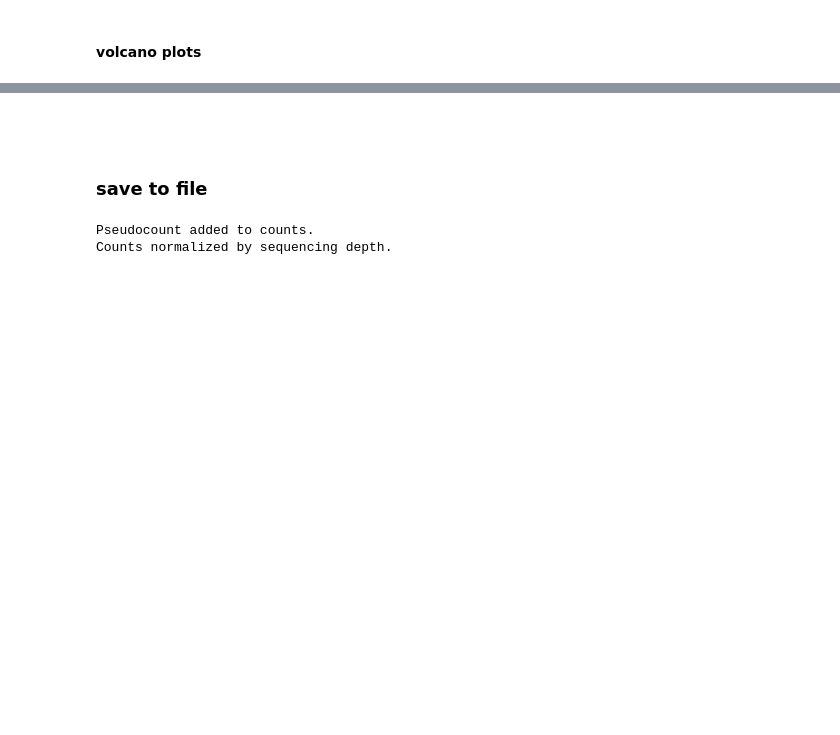
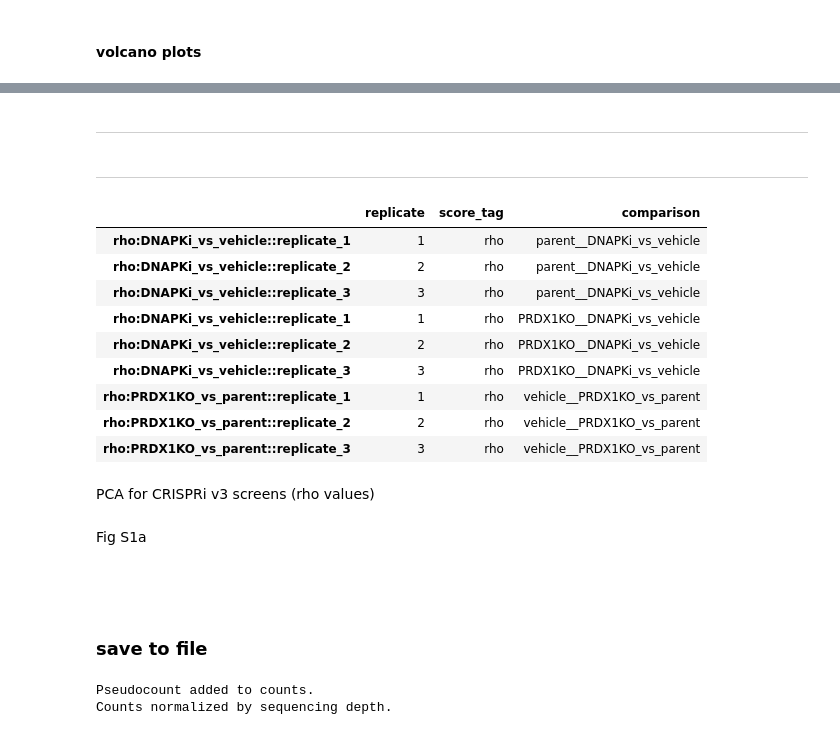
Before and after one commit to abearab/DDRi-screens, a Jupyter notebook: screens/A549_PRDX1_CRISPRi_v3_screen_analysis.ipynb, the cells around one changed output, grey strips where cells are left out. Cells and saved outputs as stored; diff of their text form; code cells hidden in the pictures; blank space fills up the shorter version.

```diff
--- a/screens/A549_PRDX1_CRISPRi_v3_screen_analysis.ipynb
+++ b/screens/A549_PRDX1_CRISPRi_v3_screen_analysis.ipynb
@@ -660,0 +572,46 @@ fig11
+# %%
+screen_parent.buildPhenotypeData(run_name='compare_reps', db_rate_col=None)
+
+screen_parent.pdata.obs['replicate'] = screen_parent.pdata.obs.index.str[-1]#.astype(int)
+screen_parent.pdata.obs['score_tag'] = screen_parent.pdata.obs.index.str.split('::').str[0].str.split(':').str[0]
+screen_parent.pdata.obs['comparison'] = screen_parent.pdata.obs.index.str.split('::').str[0].str.split(':').str[1]
+screen_parent.pdata.obs['comparison'] = 'parent__' + screen_parent.pdata.obs['comparison']
+# %% [markdown]
+___
+# %%
+screen_PRDX1KO.buildPhenotypeData(run_name='compare_reps', db_rate_col=None)
+
+screen_PRDX1KO.pdata.obs['replicate'] = screen_PRDX1KO.pdata.obs.index.str[-1]#.astype(int)
+screen_PRDX1KO.pdata.obs['score_tag'] = screen_PRDX1KO.pdata.obs.index.str.split('::').str[0].str.split(':').str[0]
+screen_PRDX1KO.pdata.obs['comparison'] = screen_PRDX1KO.pdata.obs.index.str.split('::').str[0].str.split(':').str[1]
+screen_PRDX1KO.pdata.obs['comparison'] = 'PRDX1KO__' + screen_PRDX1KO.pdata.obs['comparison']
+# %% [markdown]
+___
+# %%
+screen_vehicle.buildPhenotypeData(run_name='compare_reps', db_rate_col=None)
+
+screen_vehicle.pdata.obs['replicate'] = screen_vehicle.pdata.obs.index.str[-1]#.astype(int)
+screen_vehicle.pdata.obs['score_tag'] = screen_vehicle.pdata.obs.index.str.split('::').str[0].str.split(':').str[0]
+screen_vehicle.pdata.obs['comparison'] = screen_vehicle.pdata.obs.index.str.split('::').str[0].str.split(':').str[1]
+screen_vehicle.pdata.obs['comparison'] = 'vehicle__' + screen_vehicle.pdata.obs['comparison']
+# %%
+pdata = ad.concat([
+    p[p.obs.score_tag.isin(['rho'])].copy()
+    for p in [screen_parent.pdata, screen_PRDX1KO.pdata, screen_vehicle.pdata]
+])
+# pdata.obs = pdata.obs.set_index('comparison')
+# %%
+pdata.obs
+# %% [output]
+|  | replicate | score_tag | comparison |
+| rho:DNAPKi_vs_vehicle::replicate_1 | 1 | rho | parent__DNAPKi_vs_vehicle |
+| rho:DNAPKi_vs_vehicle::replicate_2 | 2 | rho | parent__DNAPKi_vs_vehicle |
+| rho:DNAPKi_vs_vehicle::replicate_3 | 3 | rho | parent__DNAPKi_vs_vehicle |
+| rho:DNAPKi_vs_vehicle::replicate_1 | 1 | rho | PRDX1KO__DNAPKi_vs_vehicle |
+| rho:DNAPKi_vs_vehicle::replicate_2 | 2 | rho | PRDX1KO__DNAPKi_vs_vehicle |
+| rho:DNAPKi_vs_vehicle::replicate_3 | 3 | rho | PRDX1KO__DNAPKi_vs_vehicle |
+| rho:PRDX1KO_vs_parent::replicate_1 | 1 | rho | vehicle__PRDX1KO_vs_parent |
+| rho:PRDX1KO_vs_parent::replicate_2 | 2 | rho | vehicle__PRDX1KO_vs_parent |
+| rho:PRDX1KO_vs_parent::replicate_3 | 3 | rho | vehicle__PRDX1KO_vs_parent |
+# %% [markdown]
+PCA for CRISPRi v3 screens (rho values)
@@ -660,0 +622,2 @@ fig11
+# %% [markdown]
+Fig S1a
```
Also changed, not shown: parts of 24 cells of this notebook, 6 other files.
